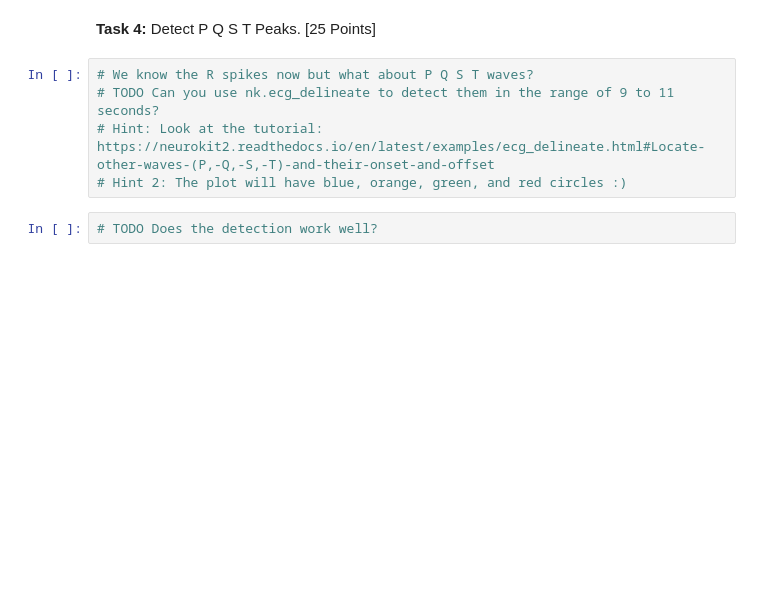
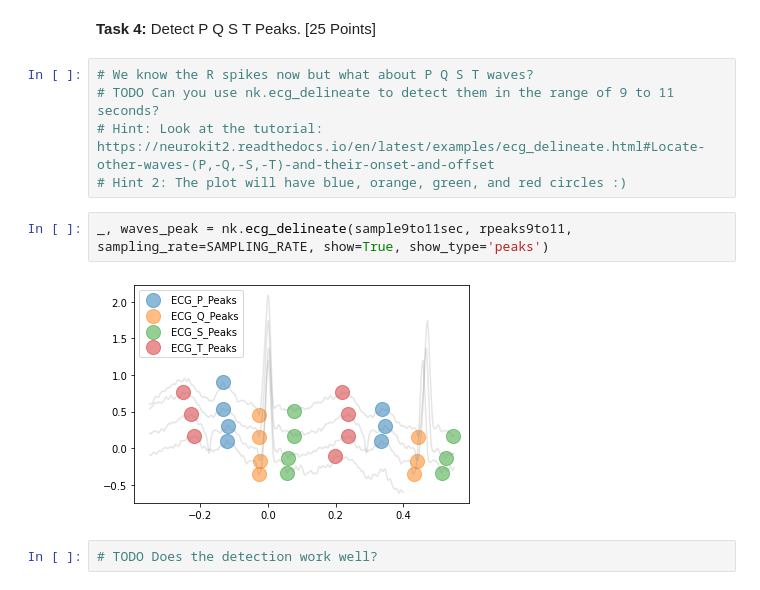
Before and after one commit to bostongfx/cs480student_2021, a Jupyter notebook: CS480_Assignment_1.ipynb, the cells around one changed output. Saved outputs shown, nothing was run; the diff lists cells and outputs as text; blank space fills up the shorter version.

```diff
--- a/CS480_Assignment_1.ipynb
+++ b/CS480_Assignment_1.ipynb
@@ -71,5 +122,9 @@ plot = nk.events_plot(rpeaks['ECG_R_Peaks'][0:2], ecg[0:SAMPLING_RATE])
 # TODO Can you use nk.ecg_delineate to detect them in the range of 9 to 11 seconds?
 # Hint: Look at the tutorial: https://neurokit2.readthedocs.io/en/latest/examples/ecg_delineate.html#Locate-other-waves-(P,-Q,-S,-T)-and-their-onset-and-offset
 # Hint 2: The plot will have blue, orange, green, and red circles :)
+# %%
+_, waves_peak = nk.ecg_delineate(sample9to11sec, rpeaks9to11, sampling_rate=SAMPLING_RATE, show=True, show_type='peaks')
+# %% [output]
+[figure, added]
 # %%
 # TODO Does the detection work well?
```
Also changed, not shown: parts of 15 cells of this notebook.
